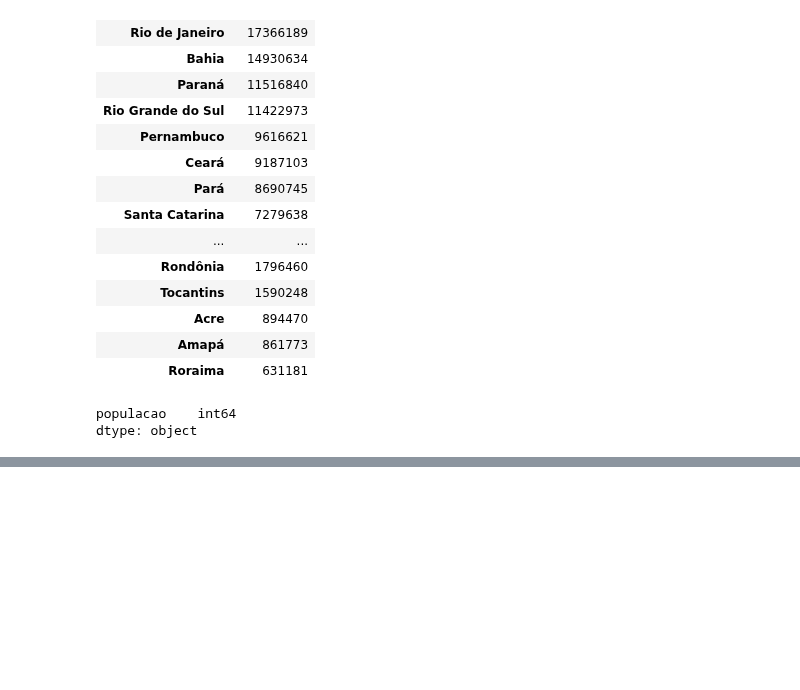
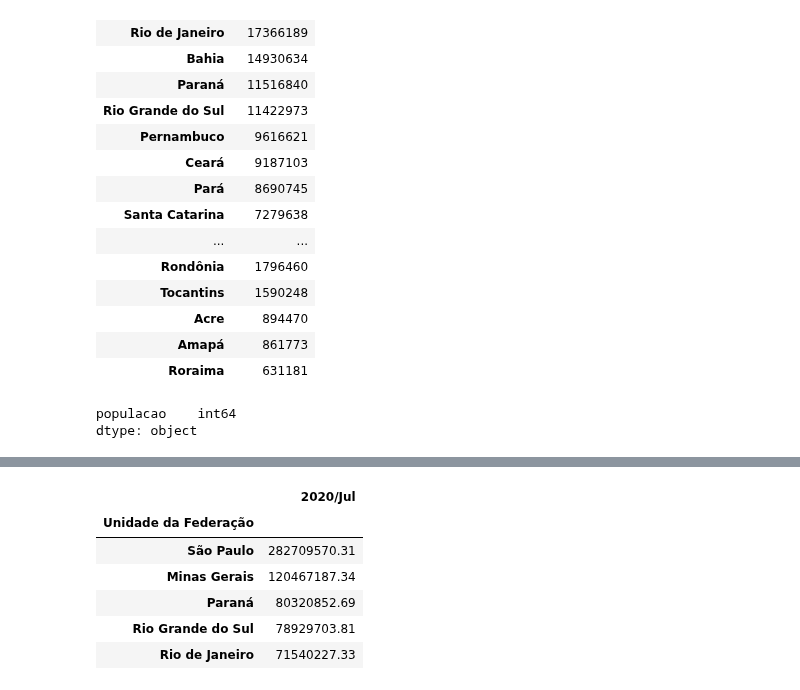
Before and after one commit to yoshinaga2904/Bootcamp-Alura, a Jupyter notebook: Modulo_2_Desafios.ipynb, the cells around one changed output, grey strips where cells are left out. Cells and saved outputs as stored; diff of their text form; code cells hidden in the pictures; blank space fills up the shorter version.

```diff
--- a/Modulo_2_Desafios.ipynb
+++ b/Modulo_2_Desafios.ipynb
@@ -166,0 +169,12 @@ dtype: object
+# %%
+#Transformando o gastos mais recente em um DataFrame
+gastos_do_mais_recente = pd.DataFrame(gastos_do_mais_recente)
+gastos_do_mais_recente.head()
+# %% [output]
+|  | 2020/Jul |
+| Unidade da Federação |  |
+| São Paulo | 282709570.31 |
+| Minas Gerais | 120467187.34 |
+| Paraná | 80320852.69 |
+| Rio Grande do Sul | 78929703.81 |
+| Rio de Janeiro | 71540227.33 |
```
Also changed, not shown: parts of 5 cells of this notebook.
